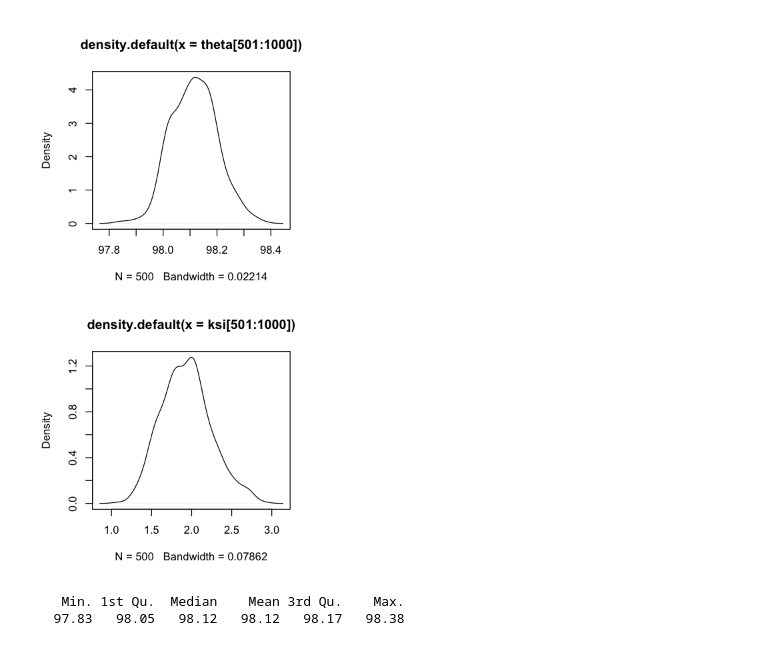
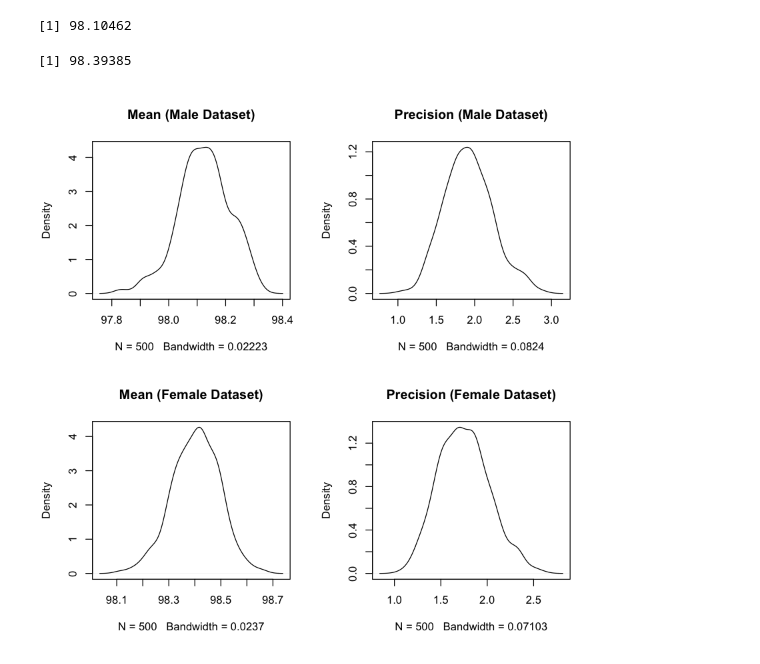
Before and after one commit to calldrj/Statistics, a Jupyter notebook: Gibbs.Sampling.ipynb, the cells around one changed output. Drawn from its saved outputs; the diff is of its cells as text; code cells hidden in the pictures.

Commit message:
body temperature dataset

```diff
--- a/Gibbs.Sampling.ipynb
+++ b/Gibbs.Sampling.ipynb
@@ -48,13 +31,52 @@ k <- k + 1
-# %%
-par( mfcol = c(2, 2))
-dthetaMales <- density(theta[501:1000])
-dksiMales <- density(ksi[501:1000])
-plot(dthetaMales)
-plot(dksiMales)
-# %% [output]
-[figure, removed]
-# %%
-summary(theta[501:1000])
-# %% [output]
-   Min. 1st Qu.  Median    Mean 3rd Qu.    Max.
-  97.83   98.05   98.12   98.12   98.17   98.38
+# %%
+male.data   <- bodtmpus[[1]]
+female.data <- bodtmpus[[2]]
+
+round(mean(male.data), 5)
+round(mean(female.data), 5)
+# %% [output]
+[1] 98.10462
+[1] 98.39385
+# %%
+mean.precision <- function(data) {
+    theta <- 0
+    ksi <- 0
+    theta[1] <- mean(data)
+    sample.size <- length(data)
+    theta.zero <- 98.6
+    ksi.prior <- 4
+
+    k <- 1
+    npair <- 1000
+    while(k < npair + 1) {
+        alpha <- sample.size / 2 + 2
+        lambda <- (sample.size / 2 * (theta[k] - theta[1])^2) + 32 * var(data) + 2
+        ksi[k] <- rgamma(n=1, alpha, lambda)
+
+        mean <- (sample.size * ksi[k] * theta[1] + theta.zero * ksi.prior) /
+                (sample.size * ksi[k] + ksi.prior)
+        std <- sqrt(1 / (sample.size * ksi[k] + ksi.prior))
+        theta[k + 1] <- rnorm(n=1, mean, std)
+
+        k <- k + 1
+    }
+    beg <- npair / 2 + 1
+    end <- npair
+    return (list(mean=theta[beg:end], precision=ksi[beg:end]))
+}
+# %%
+male   <- mean.precision(male.data)
+female <- mean.precision(female.data)
+
+par(mfcol=c(2, 2))
+den.theta.male <- density(male$mean)
+den.ksi.male   <- density(male$precision)
+den.theta.female <- density(female$mean)
+den.ksi.female   <- density(female$precision)
+
+plot(den.theta.male, main='Mean (Male Dataset)')
+plot(den.theta.female, main='Mean (Female Dataset)')
+plot(den.ksi.male, main='Precision (Male Dataset)')
+plot(den.ksi.female, main='Precision (Female Dataset)')
+# %% [output]
+[figure, added]
```
Also changed, not shown: parts of 7 cells of this notebook.
